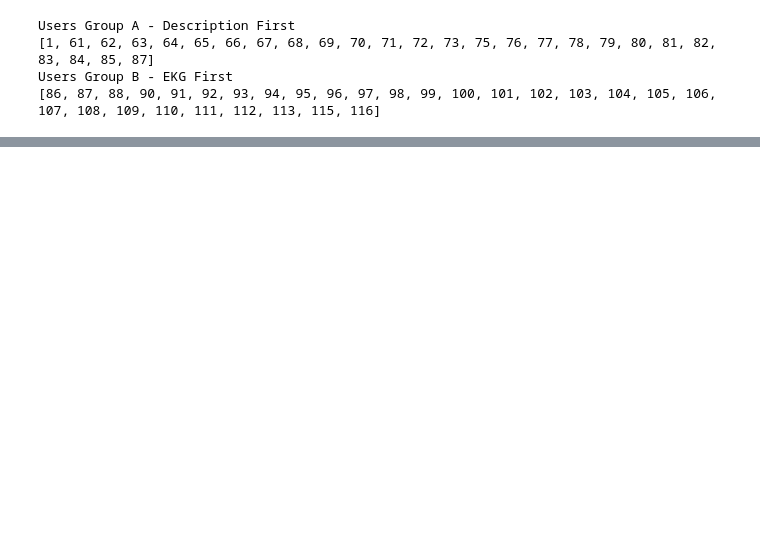
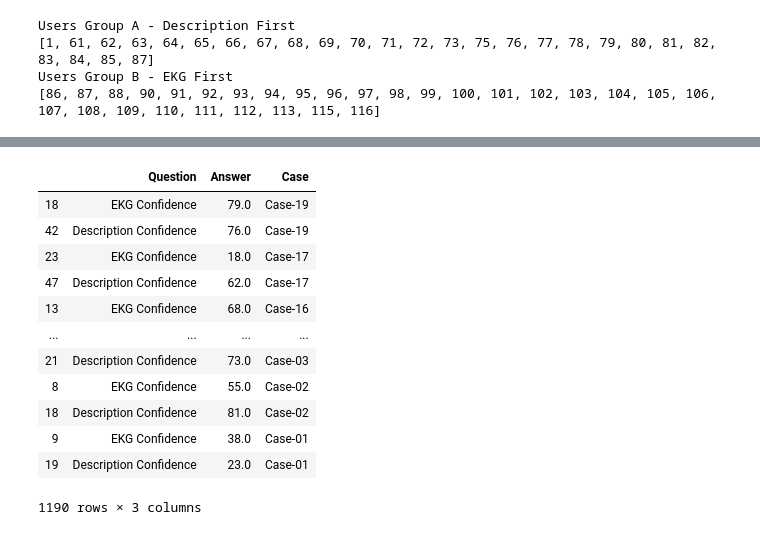
Before and after one commit to harena-lab/harena-analytics, a Jupyter notebook: resources/nl-experiment1/t-student_analysis.ipynb, the cells around one changed output, grey strips where cells are left out. Cells and saved outputs as stored; diff of their text form; code cells hidden in the pictures; blank space fills up the shorter version.

```diff
--- a/resources/nl-experiment1/t-student_analysis.ipynb
+++ b/resources/nl-experiment1/t-student_analysis.ipynb
@@ -187,0 +257,7 @@ groupB_clean[86]
+# %%
+hypothesis_groupA = all_answers_groupA[all_answers_groupA["Question"].str.contains("Hypothesis", na=False)]
+hypothesis_groupB = all_answers_groupB[all_answers_groupB["Question"].str.contains("Hypothesis", na=False)]
+all_hypothesis = all_answers_experiment[all_answers_experiment["Question"].str.contains("Hypothesis", na=False)]
+confidence_groupA = all_answers_groupA[all_answers_groupA["Question"].str.contains("Confidence", na=False)]
+confidence_groupB = all_answers_groupB[all_answers_groupB["Question"].str.contains("Confidence", na=False)]
+all_confidence = all_answers_experiment[all_answers_experiment["Question"].str.contains("Confidence", na=False)]
@@ -187,0 +325,16 @@ groupB_clean[86]
+# %%
+all_confidence.astype({'Answer':'float64'})
+# %% [output]
+|  | Question | Answer | Case |
+| 18 | EKG Confidence | 79.0 | Case-19 |
+| 42 | Description Confidence | 76.0 | Case-19 |
+| 23 | EKG Confidence | 18.0 | Case-17 |
+| 47 | Description Confidence | 62.0 | Case-17 |
+| 13 | EKG Confidence | 68.0 | Case-16 |
+| ... | ... | ... | ... |
+| 21 | Description Confidence | 73.0 | Case-03 |
+| 8 | EKG Confidence | 55.0 | Case-02 |
+| 18 | Description Confidence | 81.0 | Case-02 |
+| 9 | EKG Confidence | 38.0 | Case-01 |
+| 19 | Description Confidence | 23.0 | Case-01 |
+1190 rows × 3 columns
```
Also changed, not shown: parts of 37 cells of this notebook.
